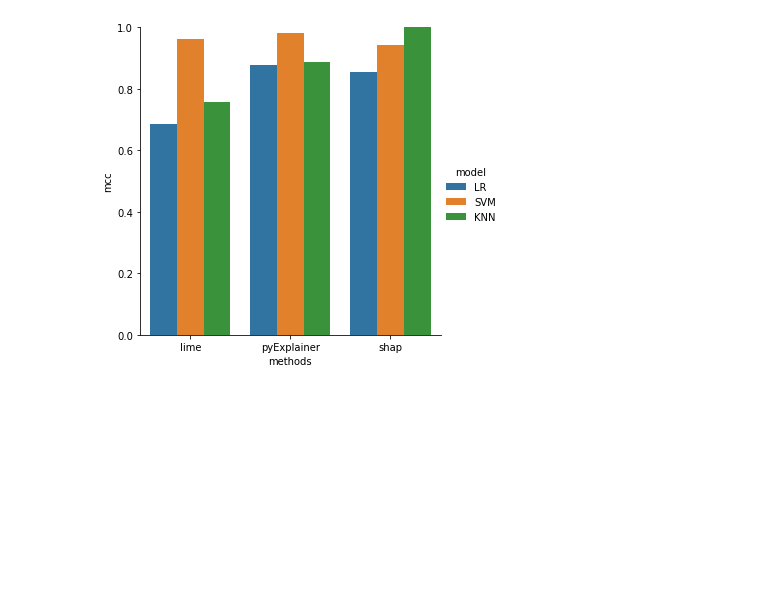
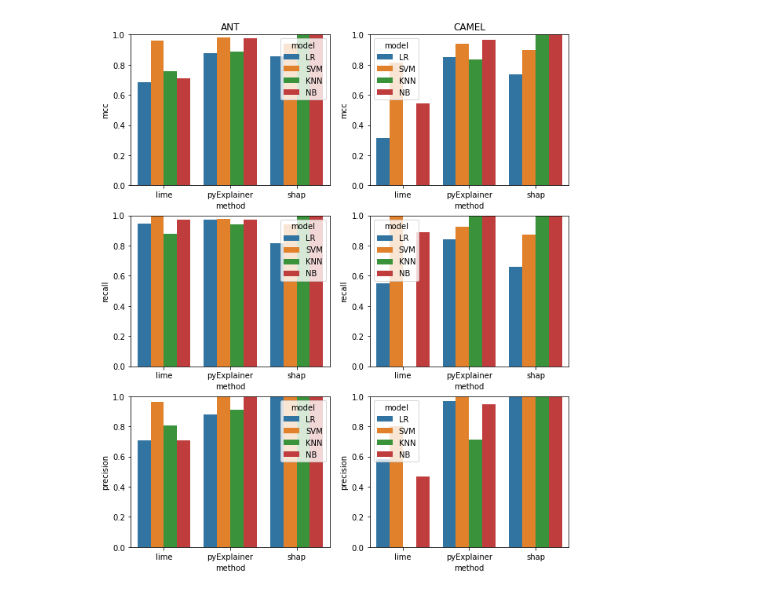
Before and after one commit to shinwenyip/xai-swe, a Jupyter notebook: charts.ipynb, the cells around one changed output. Cells and saved outputs as stored; diff of their text form; code cells hidden in the pictures; blank space fills up the shorter version.

```diff
--- a/charts.ipynb
+++ b/charts.ipynb
@@ -6,13 +6,0 @@ import numpy as np
-# %%
-file = 'eval_results/metric1.csv'
-metric1ds = pd.read_csv(file)
-metric1dsANT = metric1ds[metric1ds.project == 'ANT']
-metric1dsCAMEL = metric1ds[metric1ds.project == 'CAMEL']
-methods = list(metric1ds['method'][0:3])
-
-ax = sns.catplot(data=metric1dsANT,kind='bar', x='method',y='mcc',hue='model')
-ax.set(ylim=(0,1))
-ax.set_axis_labels("methods","mcc")
-plt.show()
-# %% [output]
-[figure, removed]
@@ -18,0 +9,22 @@ plt.show()
+# %%
+file = 'eval_results/metric1.csv'
+metric1ds = pd.read_csv(file)
+metric1dsANT = metric1ds[metric1ds.project == 'ANT']
+metric1dsCAMEL = metric1ds[metric1ds.project == 'CAMEL']
+
+fig, axs = plt.subplots(3,2,figsize=(10,12))
+
+axs[0,0].set_title('ANT')
+axs[0,1].set_title('CAMEL')
+
+plt.setp(axs,ylim=(0, 1))
+sns.barplot(data=metric1dsANT, x='method',y='mcc',hue='model',ax=axs[0,0])
+sns.barplot(data=metric1dsCAMEL, x='method',y='mcc',hue='model',ax=axs[0,1])
+sns.barplot(data=metric1dsANT, x='method',y='recall',hue='model',ax=axs[1,0])
+sns.barplot(data=metric1dsCAMEL, x='method',y='recall',hue='model',ax=axs[1,1])
+sns.barplot(data=metric1dsANT, x='method',y='precision',hue='model',ax=axs[2,0])
+sns.barplot(data=metric1dsCAMEL, x='method',y='precision',hue='model',ax=axs[2,1])
+
+plt.show()
+# %% [output]
+[figure, added]
```
Also changed, not shown: parts of 7 cells of this notebook, 8 other files.
